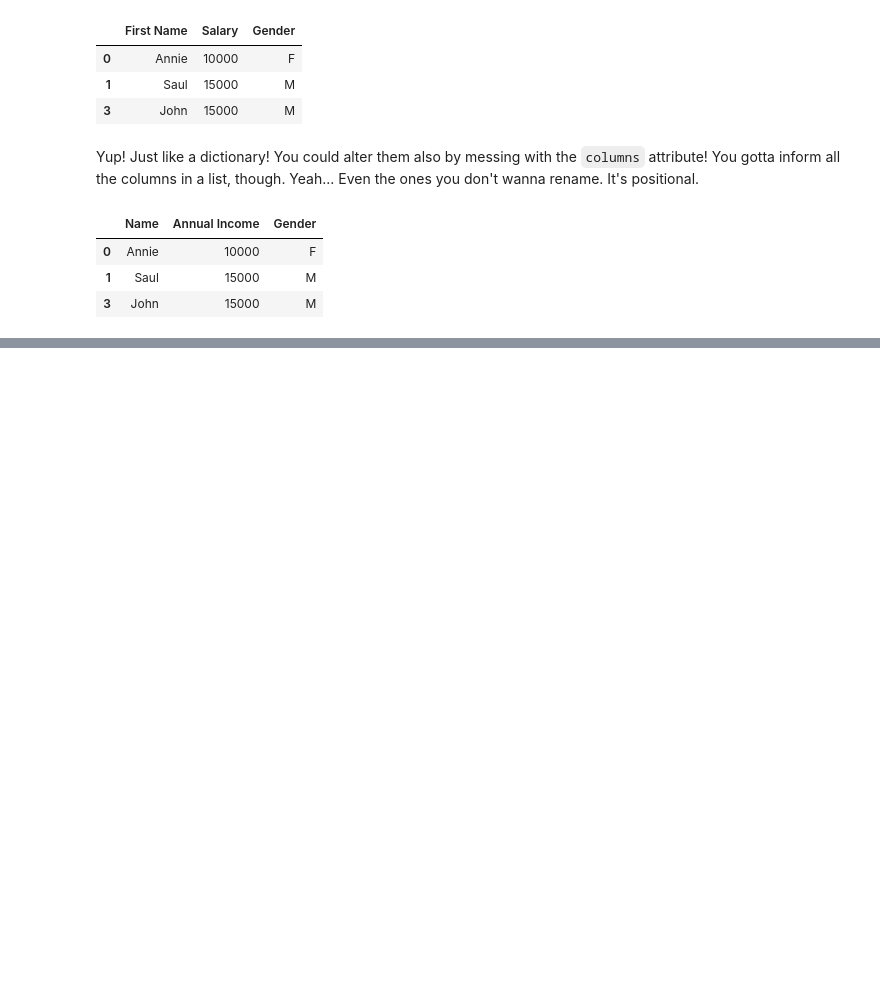
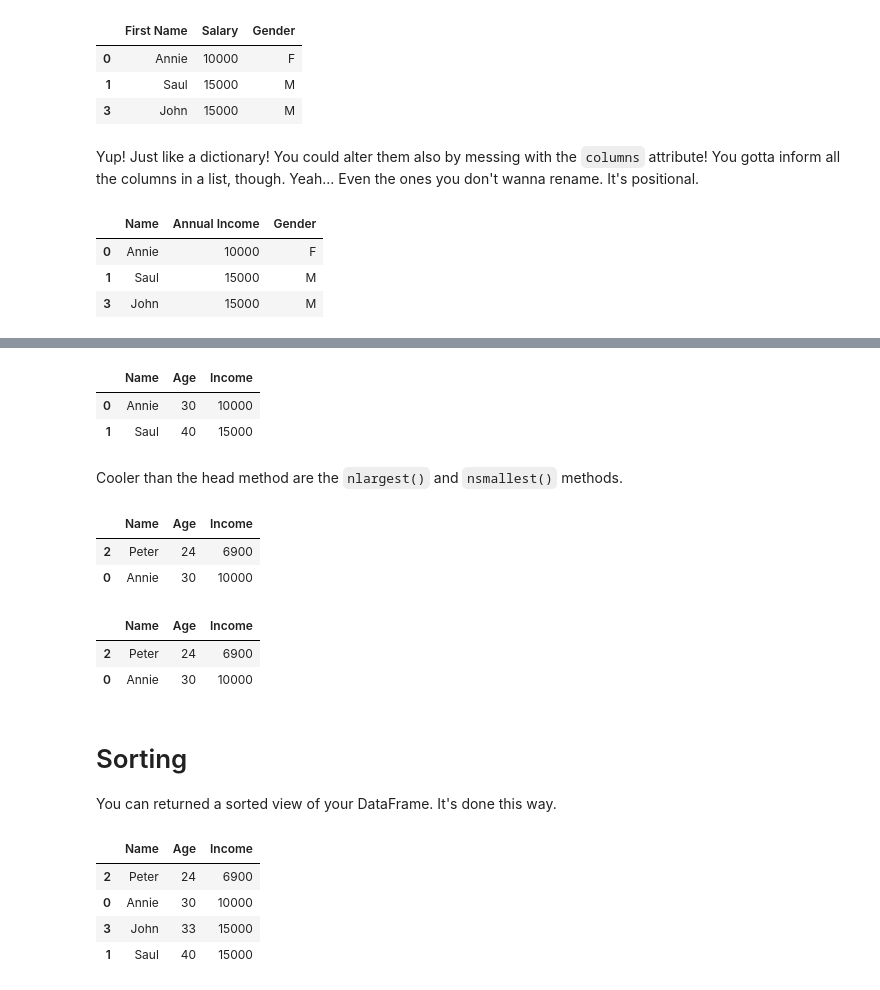
Before and after one commit to lgalicki/Jupyter-Notebooks-for-study, a Jupyter notebook: Pandas, data analysis with.ipynb, the cells around one changed output, grey strips where cells are left out. Drawn from its saved outputs; the diff is of its cells as text; code cells hidden in the pictures; blank space fills up the shorter version.

```diff
--- a/Pandas, data analysis with.ipynb
+++ b/Pandas, data analysis with.ipynb
@@ -241,0 +333,36 @@ df
+# %%
+df.head(2)
+# %% [output]
+|  | Name | Age | Income |
+| 0 | Annie | 30 | 10000 |
+| 1 | Saul | 40 | 15000 |
+# %% [markdown]
+Cooler than the head method are the `nlargest()` and `nsmallest()` methods.
+# %%
+df.nlargest(2, 'Age')
+# %% [output]
+|  | Name | Age | Income |
+| 2 | Peter | 24 | 6900 |
+| 0 | Annie | 30 | 10000 |
+# %%
+df.nsmallest(2, 'Age')
+# %% [output]
+|  | Name | Age | Income |
+| 2 | Peter | 24 | 6900 |
+| 0 | Annie | 30 | 10000 |
+# %% [markdown]
+# Sorting
+You can returned a sorted view of your DataFrame. It's done this way.
+# %%
+import pandas as pd
+
+people = [['Annie', 30, 10000], ['Saul', 40, 15000], ['Peter', 24, 6900], ['John', 33, 15000]]
+
+df = pd.DataFrame(people, columns=['Name', 'Age', 'Income'],)
+df.sort_values('Age')
+# %% [output]
+|  | Name | Age | Income |
+| 2 | Peter | 24 | 6900 |
+| 0 | Annie | 30 | 10000 |
+| 3 | John | 33 | 15000 |
+| 1 | Saul | 40 | 15000 |
```
Also changed, not shown: parts of 67 cells of this notebook, 1 other file.
